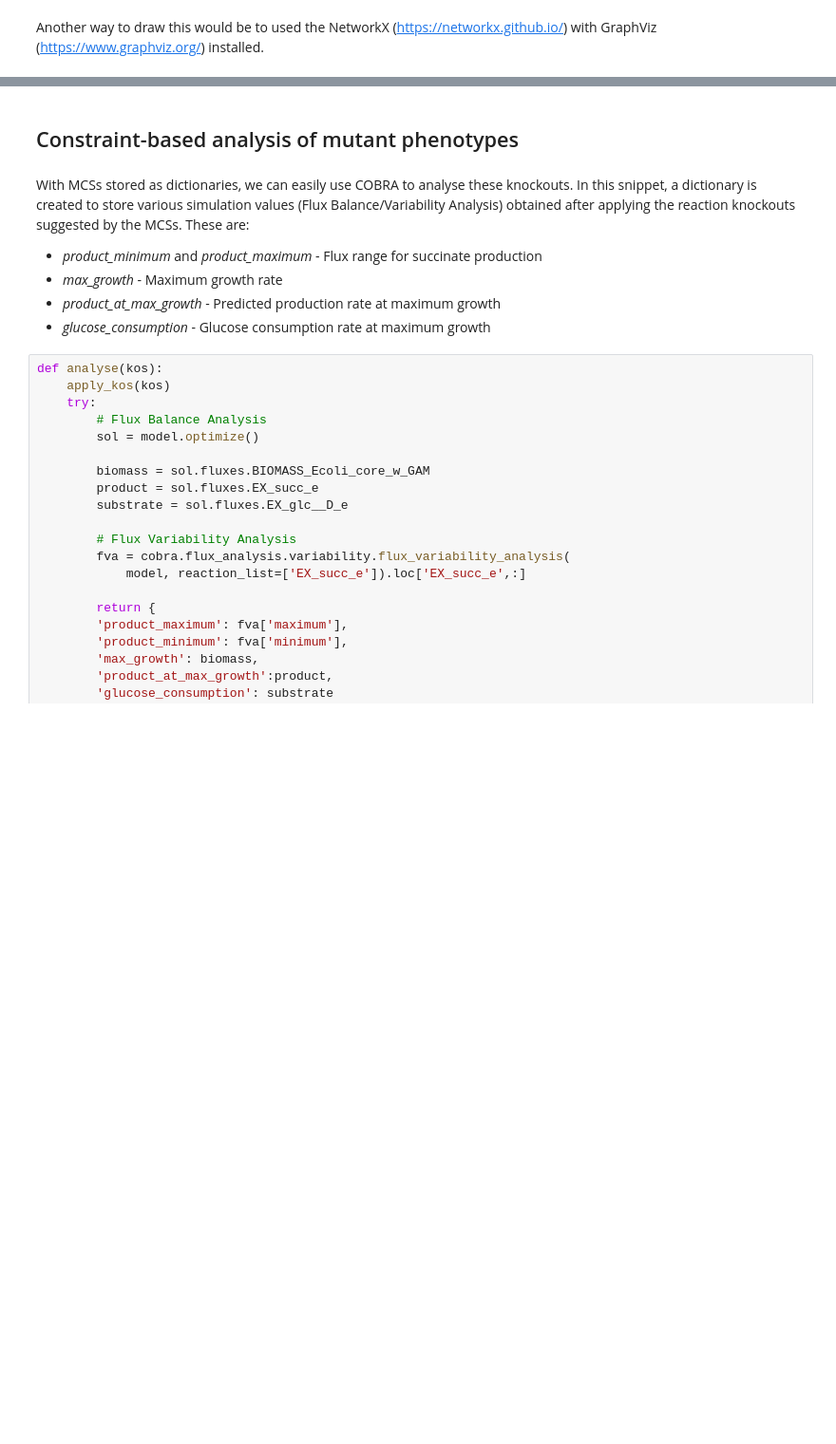
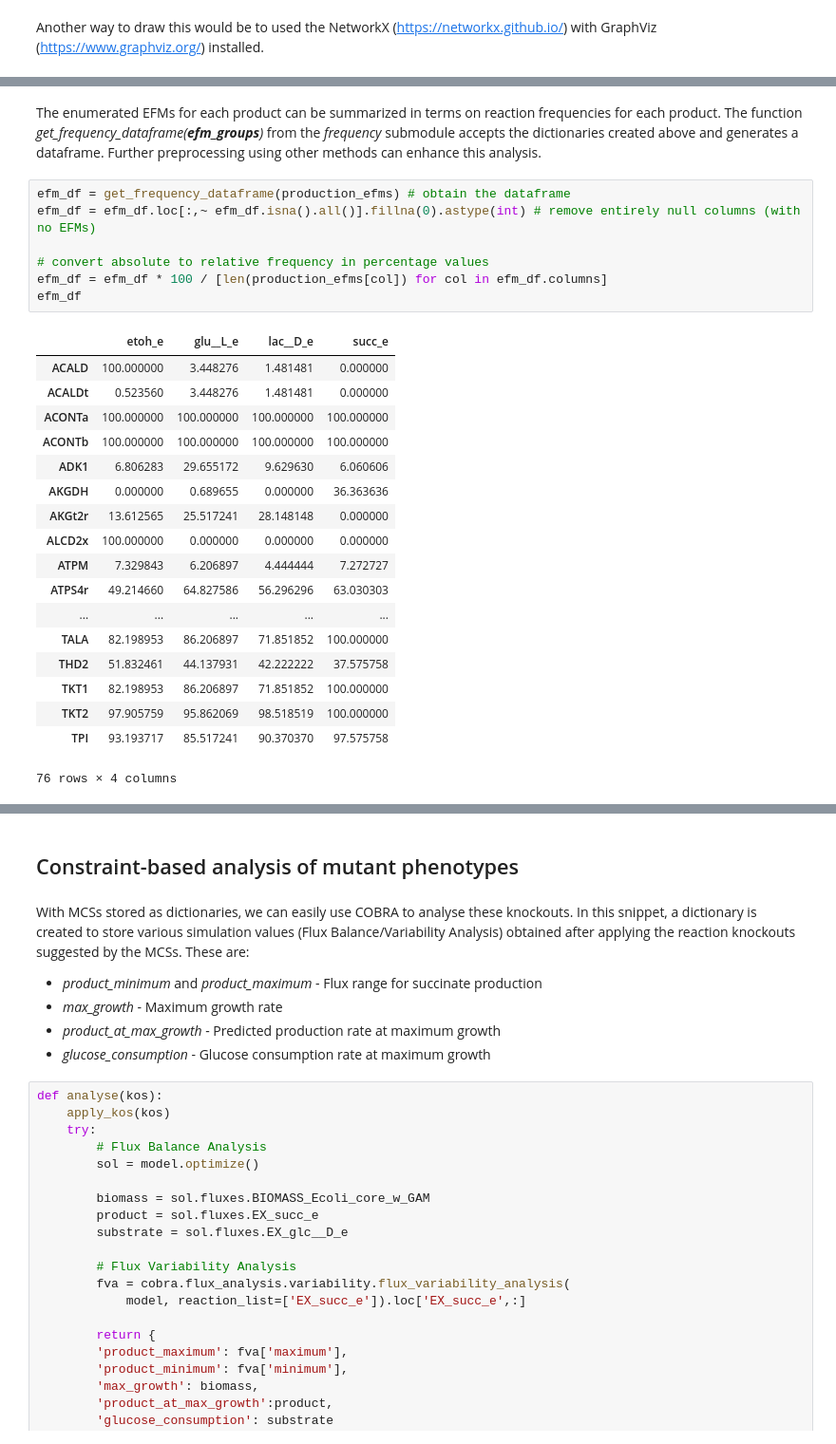
Before and after one commit to BioSystemsUM/cobamp, a Jupyter notebook: docs_gen/source/quickstart.ipynb, the cells around one changed output, grey strips where cells are left out. Shown: that part at 95% size. Drawn from its saved outputs; the diff is of its cells as text; blank space fills up the shorter version.

```diff
--- a/docs_gen/source/quickstart.ipynb
+++ b/docs_gen/source/quickstart.ipynb
@@ -409,0 +486,28 @@ NetworkX recognizes this as a tree? True
+# %% [markdown]
+The enumerated EFMs for each product can be summarized in terms on reaction frequencies for each product. The function *get_frequency_dataframe(**efm_groups**)* from the *frequency* submodule accepts the dictionaries created above and generates a dataframe. Further preprocessing using other methods can enhance this analysis.
+# %%
+efm_df = get_frequency_dataframe(production_efms) # obtain the dataframe
+efm_df = efm_df.loc[:,~ efm_df.isna().all()].fillna(0).astype(int) # remove entirely null columns (with no EFMs)
+
+# convert absolute to relative frequency in percentage values
+efm_df = efm_df * 100 / [len(production_efms[col]) for col in efm_df.columns]
+efm_df
+# %% [output]
+|  | etoh_e | glu__L_e | lac__D_e | succ_e |
+| ACALD | 100.000000 | 3.448276 | 1.481481 | 0.000000 |
+| ACALDt | 0.523560 | 3.448276 | 1.481481 | 0.000000 |
+| ACONTa | 100.000000 | 100.000000 | 100.000000 | 100.000000 |
+| ACONTb | 100.000000 | 100.000000 | 100.000000 | 100.000000 |
+| ADK1 | 6.806283 | 29.655172 | 9.629630 | 6.060606 |
+| AKGDH | 0.000000 | 0.689655 | 0.000000 | 36.363636 |
+| AKGt2r | 13.612565 | 25.517241 | 28.148148 | 0.000000 |
+| ALCD2x | 100.000000 | 0.000000 | 0.000000 | 0.000000 |
+| ATPM | 7.329843 | 6.206897 | 4.444444 | 7.272727 |
+| ATPS4r | 49.214660 | 64.827586 | 56.296296 | 63.030303 |
+| ... | ... | ... | ... | ... |
+| TALA | 82.198953 | 86.206897 | 71.851852 | 100.000000 |
+| THD2 | 51.832461 | 44.137931 | 42.222222 | 37.575758 |
+| TKT1 | 82.198953 | 86.206897 | 71.851852 | 100.000000 |
+| TKT2 | 97.905759 | 95.862069 | 98.518519 | 100.000000 |
+| TPI | 93.193717 | 85.517241 | 90.370370 | 97.575758 |
+76 rows × 4 columns
```
Also changed, not shown: parts of 23 cells of this notebook.
